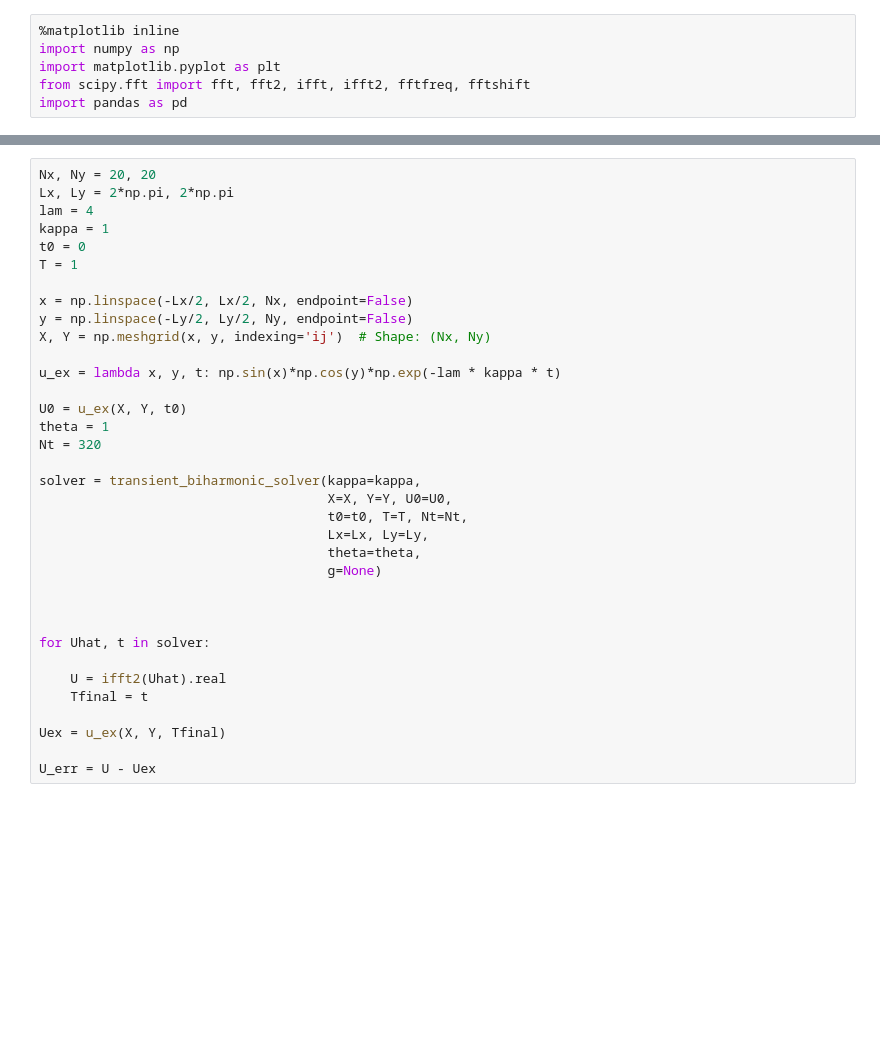
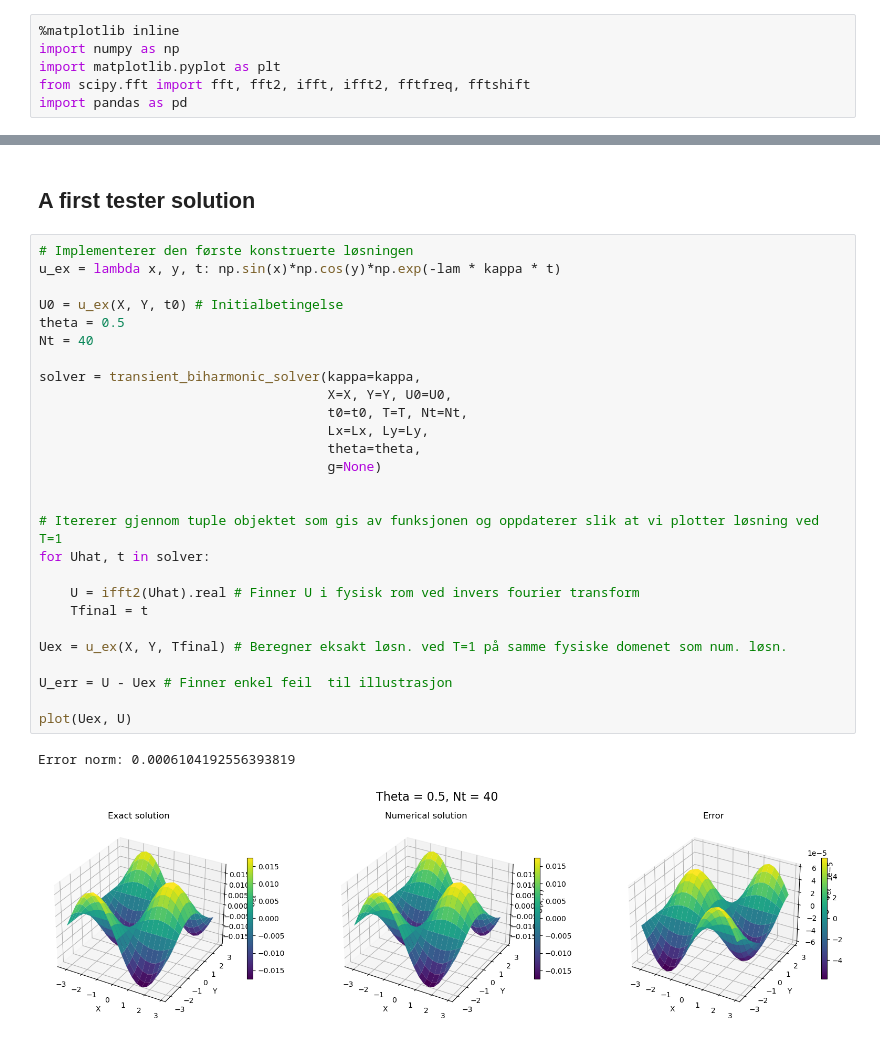
Before and after one commit to marieke-vaske/VitBer-InMat, a Jupyter notebook: Marieke prøver ting.ipynb, the cells around one changed output, grey strips where cells are left out. Cells and saved outputs as stored; diff of their text form; blank space fills up the shorter version.

Commit message:
Kommet lenger på oppg 3.
Løser der ut til å funker, må finne ut av CFL condition og hvorfor feilen er konstant...

```diff
--- a/Marieke prøver ting.ipynb
+++ b/Marieke prøver ting.ipynb
@@ -78,35 +120,32 @@ def transient_biharmonic_solver(*, kappa, X, Y, U0, t0, T, Nt, Lx, Ly, theta=0.5
+# %% [markdown]
+## A first tester solution
 # %%
-Nx, Ny = 20, 20
-Lx, Ly = 2*np.pi, 2*np.pi
-lam = 4
-kappa = 1
-t0 = 0
-T = 1
-
-x = np.linspace(-Lx/2, Lx/2, Nx, endpoint=False)
-y = np.linspace(-Ly/2, Ly/2, Ny, endpoint=False)
-X, Y = np.meshgrid(x, y, indexing='ij')  # Shape: (Nx, Ny)
-
+# Implementerer den første konstruerte løsningen
 u_ex = lambda x, y, t: np.sin(x)*np.cos(y)*np.exp(-lam * kappa * t)
 
-U0 = u_ex(X, Y, t0)
-theta = 1
-Nt = 320
+U0 = u_ex(X, Y, t0) # Initialbetingelse
+theta = 0.5
+Nt = 40
 
 solver = transient_biharmonic_solver(kappa=kappa,
                                      X=X, Y=Y, U0=U0,
                                      t0=t0, T=T, Nt=Nt,
                                      Lx=Lx, Ly=Ly,
                                      theta=theta,
                                      g=None)
 
 
-
+# Itererer gjennom tuple objektet som gis av funksjonen og oppdaterer slik at vi plotter løsning ved T=1
 for Uhat, t in solver:
 
-    U = ifft2(Uhat).real
+    U = ifft2(Uhat).real # Finner U i fysisk rom ved invers fourier transform
     Tfinal = t
 
-Uex = u_ex(X, Y, Tfinal)
+Uex = u_ex(X, Y, Tfinal) # Beregner eksakt løsn. ved T=1 på samme fysiske domenet som num. løsn.
 
-U_err = U - Uex
+U_err = U - Uex # Finner enkel feil  til illustrasjon
+
+plot(Uex, U)
+# %% [output]
+Error norm: 0.0006104192556393819
+[figure, added]
```
Also changed, not shown: parts of 19 cells of this notebook, 1 other file.
